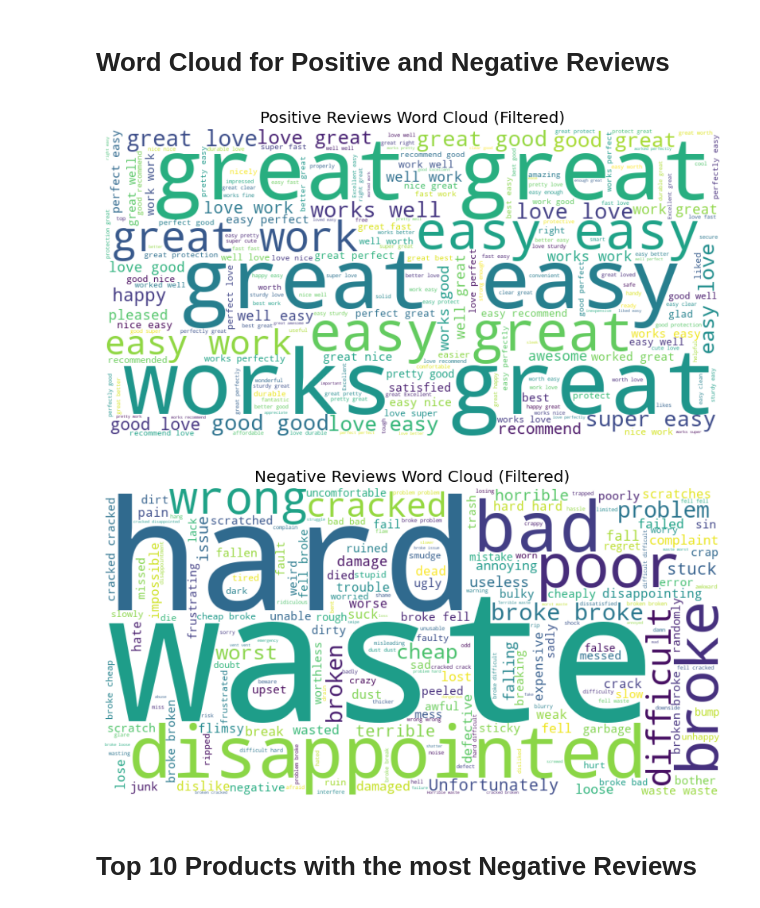
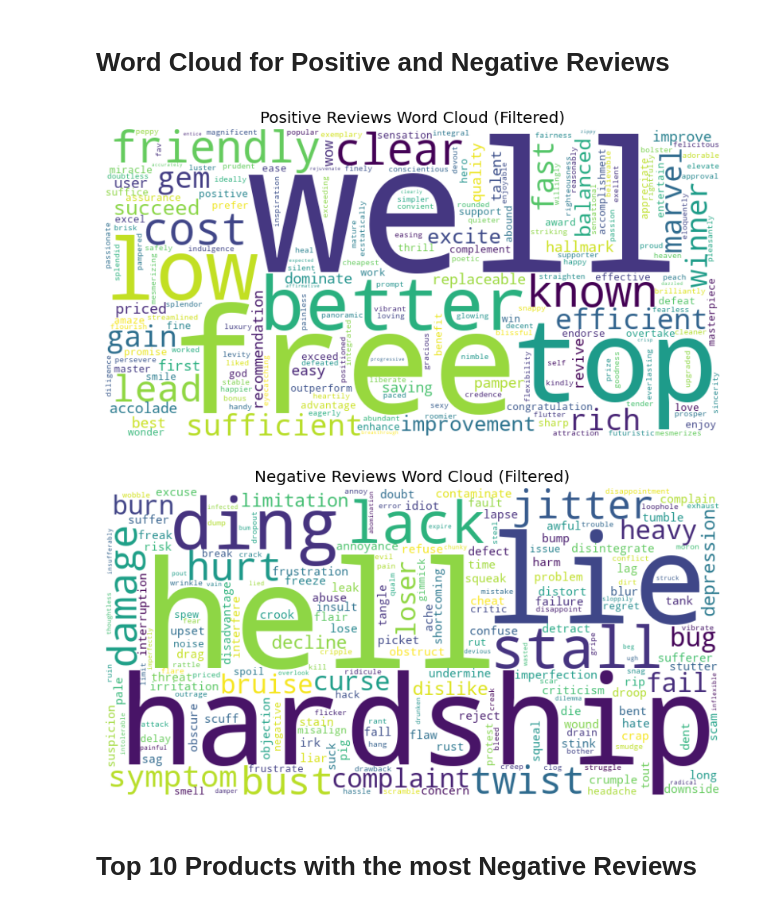
Before and after one commit to maciejkar/Amazon-Product-Improvement, a Jupyter notebook: sentiment analysis.ipynb, the cells around one changed output. Drawn from its saved outputs; the diff is of its cells as text; code cells hidden in the pictures.

```diff
--- a/sentiment analysis.ipynb
+++ b/sentiment analysis.ipynb
@@ -127,42 +244,43 @@ plot_sentiment_distributions(top_products, metadata)
 [figure]
 # %% [markdown]
 # Word Cloud for Positive and Negative Reviews
-# %%
-# Get a list of positive and negative words from the lexicon
-positive_words_set = set(opinion_lexicon.positive())
-negative_words_set = set(opinion_lexicon.negative())
-
-def filter_positive_words(text):
-    """Filter only positive words from the text."""
-    words = text.split()
-    return " ".join(word for word in words if word.lower() in positive_words_set)
-
-def filter_negative_words(text):
-    """Filter only negative words from the text."""
-    words = text.split()
-    return " ".join(word for word in words if word.lower() in negative_words_set)
-
-def plot_wordcloud_filtered(data, sentiment_category, filter_positive=False, filter_negative=False):
-    """Generate a word cloud for the specified sentiment category."""
-    text = " ".join(data[data['sentiment_category'] == sentiment_category]['text'].fillna(""))
-    if filter_positive:
-        text = filter_positive_words(text)  # Filter for positive words
-    if filter_negative:
-        text = filter_negative_words(text)
-    wordcloud = WordCloud(width=800, height=400, background_color='white').generate(text)
-    plt.figure(figsize=(10, 6))
-    plt.imshow(wordcloud, interpolation='bilinear')
-    plt.axis('off')
-    plt.title(f'{sentiment_category} Reviews Word Cloud (Filtered)' if filter_positive or filter_negative else f'{sentiment_category} Reviews Word Cloud')
-    plt.show()
-
-# Example Usage:
-#Assuming `merged_data` is a DataFrame with columns 'sentiment_category' and 'text'
-plot_wordcloud_filtered(merged_data, 'Positive', filter_positive=True)  # Positive words only
-plot_wordcloud_filtered(merged_data, 'Negative', filter_negative=True)
-# %% [output]
-[figure, removed]
-[figure, removed]
+# %%
+# Get a list of positive and negative words from the lexicon
+positive_words_set = set(opinion_lexicon.positive())
+negative_words_set = set(opinion_lexicon.negative())
+
+def filter_positive_words(text):
+    """Filter only unique positive words from the text."""
+    words = text.split()
+    unique_positive_words = {word.lower() for word in words if word.lower() in positive_words_set}
+    return " ".join(unique_positive_words)
+
+def filter_negative_words(text):
+    """Filter only unique negative words from the text."""
+    words = text.split()
+    unique_negative_words = {word.lower() for word in words if word.lower() in negative_words_set}
+    return " ".join(unique_negative_words)
+
+def plot_wordcloud_filtered(data, sentiment_category, filter_positive=False, filter_negative=False):
+    """Generate a word cloud for the specified sentiment category with unique words."""
+    text = " ".join(data[data['sentiment_category'] == sentiment_category]['text'].fillna(""))
+    if filter_positive:
+        text = filter_positive_words(text)  # Filter for positive words
+    if filter_negative:
+        text = filter_negative_words(text)
+    wordcloud = WordCloud(width=800, height=400, background_color='white').generate(text)
+    plt.figure(figsize=(10, 6))
+    plt.imshow(wordcloud, interpolation='bilinear')
+    plt.axis('off')
+    plt.title(f'{sentiment_category} Reviews Word Cloud (Filtered)' if filter_positive or filter_negative else f'{sentiment_category} Reviews Word Cloud')
+    plt.show()
+
+# Example Usage
+plot_wordcloud_filtered(merged_data, 'Positive', filter_positive=True)  # Unique Positive words only
+plot_wordcloud_filtered(merged_data, 'Negative', filter_negative=True)  # Unique Negative words only
+# %% [output]
+[figure, added]
+[figure, added]
 # %% [markdown]
 # Top 10 Products with the most Negative Reviews
 # %%
```
Also changed, not shown: parts of 2 cells of this notebook.
